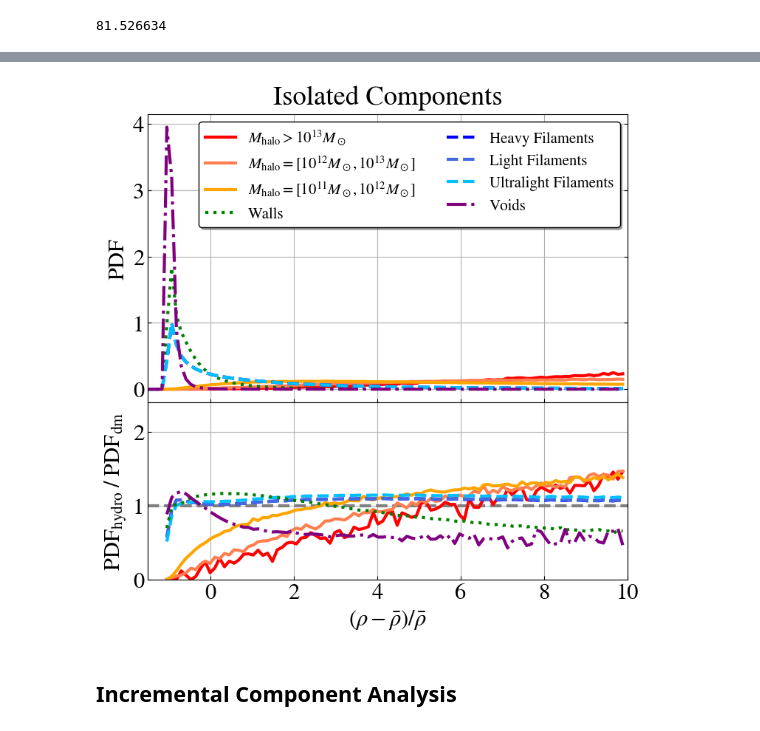
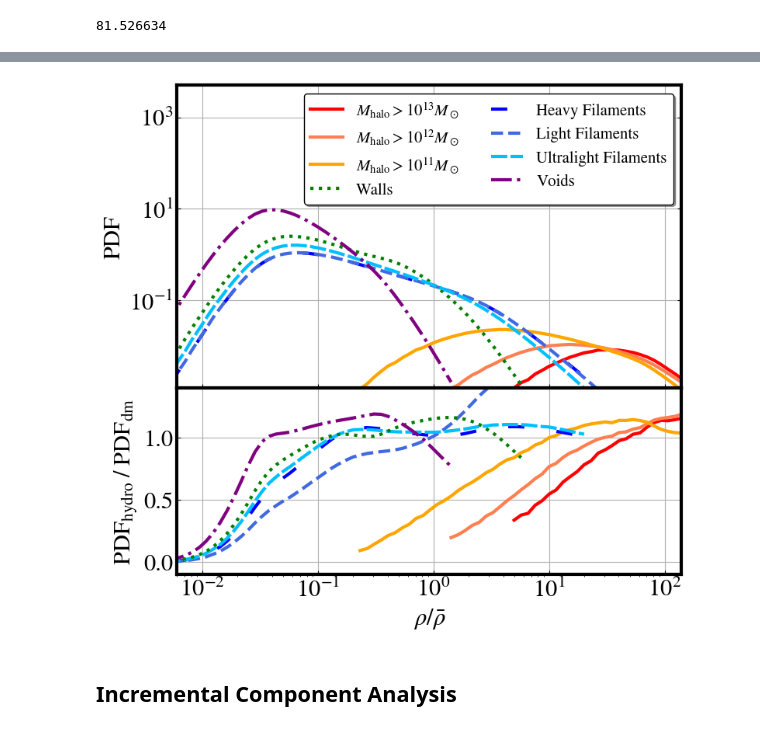
Before and after one commit to James11222/CosmoMMF, a Jupyter notebook: notebooks/PDF_Analysis.ipynb, the cells around one changed output, grey strips where cells are left out. Cells and saved outputs as stored; diff of their text form; code cells hidden in the pictures.

```diff
--- a/notebooks/PDF_Analysis.ipynb
+++ b/notebooks/PDF_Analysis.ipynb
@@ -156,0 +279,2 @@ hist_heavy_void_dm = np.histogram((heavy_den_dm_void.flatten()), bins = 100, den
+# %%
+bs = np.logspace(-3, 3, 100)
@@ -157,3 +347,20 @@ hist_heavy_void_dm = np.histogram((heavy_den_dm_void.flatten()), bins = 100, den
+# %%
+linestyles = {
+     'loosely dotted':        (0, (1, 10)),
+     'dotted':                (0, (1, 1)),
+     'densely dotted':        (0, (1, 1)),
+     'long dash with offset': (5, (10, 3)),
+     'loosely dashed':        (0, (5, 10)),
+     'dashed':                (0, (5, 5)),
+     'densely dashed':        (0, (5, 1)),
+
+     'loosely dashdotted':    (0, (3, 10, 1, 10)),
+     'dashdotted':            (0, (3, 5, 1, 5)),
+     'densely dashdotted':    (0, (3, 1, 1, 1)),
+
+     'dashdotdotted':         (0, (3, 5, 1, 5, 1, 5)),
+     'loosely dashdotdotted': (0, (3, 10, 1, 10, 1, 10)),
+     'densely dashdotdotted': (0, (3, 1, 1, 1, 1, 1))}
 # %%
 # definitions for the axes
 left, width = 0.1, 0.65
@@ -173,74 +380,81 @@ ax_bottomx.tick_params(direction='in')
 
 # the center plot:
 ax_center.set_xticklabels([])
-ax_center.set_title("Isolated Components", pad = 10)
+# ax_center.set_title("Isolated Components", pad = 10)
 ax_center.set_ylabel("PDF")
 ax_center.plot(hist_heavy_clus_TNG[1][:-1], hist_heavy_clus_TNG[0],
-               color="red", label="$M_{\\rm halo} > 10^{13} M_\odot$", linewidth=3)
-ax_center.plot(hist_light_clus_TNG[1][:-1], hist_light_clus_TNG[0],
-               color="coral", label='$M_{\\rm halo} = [10^{12} M_\odot, 10^{13} M_\odot]$', linewidth=3)
-ax_center.plot(hist_ultralight_clus_TNG[1][:-1], hist_ultralight_clus_TNG[0],
-               color="orange", label='$M_{\\rm halo} = [10^{11} M_\odot, 10^{12} M_\odot]$', linewidth=3)
+               color="red", linestyle="-", label="$M_{\\rm halo} > 10^{13} M_\odot$", linewidth=3)
+ax_center.plot(hist_both_clus_TNG[1][:-1], hist_both_clus_TNG[0],
+               color="coral", linestyle="-",label='$M_{\\rm halo} > 10^{12} M_\odot$', linewidth=3)
+ax_center.plot(hist_all_clus_TNG[1][:-1], hist_all_clus_TNG[0],
+               color="orange", linestyle="-",label='$M_{\\rm halo} > 10^{11} M_\odot$', linewidth=3)
 
 ax_center.plot(hist_heavy_wall_TNG[1][:-1], hist_heavy_wall_TNG[0],
                color="green", label='Walls', linewidth=3, linestyle=":")
 
 ax_center.plot(hist_heavy_fil_TNG[1][:-1], hist_heavy_fil_TNG[0],
-               color="blue", label='Heavy Filaments', linewidth=3, linestyle="--")
-ax_center.plot(hist_heavy_fil_TNG[1][:-1], hist_heavy_fil_TNG[0],
+               color="blue", label='Heavy Filaments', linewidth=3, linestyle=linestyles["loosely dashed"])
+ax_center.plot(hist_both_fil_TNG[1][:-1], hist_both_fil_TNG[0],
                color="royalblue", label='Light Filaments', linewidth=3, linestyle="--")
-ax_center.plot(hist_heavy_fil_TNG[1][:-1], hist_heavy_fil_TNG[0],
-               color="deepskyblue", label='Ultralight Filaments', linewidth=3, linestyle="--")
+ax_center.plot(hist_all_fil_TNG[1][:-1], hist_all_fil_TNG[0],
+               color="deepskyblue", label='Ultralight Filaments', linewidth=3, linestyle=linestyles["densely dashed"])
 
 
 
 ax_center.plot(hist_heavy_void_TNG[1][:-1], hist_heavy_void_TNG[0],
                color="purple", label='Voids', linewidth=3, linestyle="-.")
 
 
-ax_center.set_xlim(rng[0], rng[1])
+ax_center.set_ylim(1.2e-3, 5e3)
+ax_center.set_xlim(6e-3, 1.4e2)
 ax_center.grid()
 ax_center.legend(shadow=True, edgecolor="black", ncol = 2, fontsize=15)
-
+ax_center.semilogy()
+ax_center.semilogx()
 
 #redidual plot
 
 ax_bottomx.set_ylabel("$\mathrm{PDF}_{\mathrm{hydro}} \; / \; \mathrm{PDF}_{\mathrm{dm}} $")
-ax_bottomx.set_xlabel("$(\\rho - \\bar{\\rho}) / \\bar{\\rho}$")
+ax_bottomx.set_xlabel("$\\rho/ \\bar{\\rho}$")
 
 ax_bottomx.plot(hist_heavy_clus_dm[1][:-1], hist_heavy_clus_TNG[0] / hist_heavy_clus_dm[0],
-                color="red", linewidth=3)
-ax_bottomx.plot(hist_light_clus_dm[1][:-1], hist_light_clus_TNG[0] / hist_light_clus_dm[0],
-                color="coral", linewidth=3)
-ax_bottomx.plot(hist_ultralight_clus_dm[1][:-1],hist_ultralight_clus_TNG[0] / hist_ultralight_clus_dm[0],
-                color="orange", linewidth=3)
+                color="red", linestyle="-", linewidth=3)
+ax_bottomx.plot(hist_both_clus_dm[1][:-1], hist_both_clus_TNG[0] / hist_both_clus_dm[0],
+                color="coral",linestyle="-", linewidth=3)
+ax_bottomx.plot(hist_all_clus_dm[1][:-1],hist_all_clus_TNG[0] / hist_all_clus_dm[0],
+                color="orange",linestyle="-", linewidth=3)
 
 ax_bottomx.plot(hist_heavy_fil_dm[1][:-1], hist_heavy_fil_TNG[0] / hist_heavy_fil_dm[0], color="blue",
+                linestyle=linestyles["loosely dashed"], linewidth=3)
+ax_bottomx.plot(hist_both_fil_dm[1][:-1], hist_both_fil_TNG[0] / hist_both_fil_dm[0], color="royalblue",
                 linestyle="--", linewidth=3)
-ax_bottomx.plot(hist_light_fil_dm[1][:-1], hist_light_fil_TNG[0] / hist_light_fil_dm[0], color="royalblue",
-                linestyle="--", linewidth=3)
-ax_bottomx.plot(hist_ultralight_fil_dm[1][:-1], hist_ultralight_fil_TNG[0] / hist_ultralight_fil_dm[0], color="deepskyblue",
-                linestyle="--", linewidth=3)
+ax_bottomx.plot(hist_all_fil_dm[1][:-1], hist_all_fil_TNG[0] / hist_all_fil_dm[0], color="deepskyblue",
+                linestyle=linestyles["densely dashed"], linewidth=3)
 
 ax_bottomx.plot(hist_heavy_wall_dm[1][:-1], hist_heavy_wall_TNG[0] / hist_heavy_wall_dm[0], color="green",
                 linestyle=":", linewidth=3)
 ax_bottomx.plot(hist_heavy_void_dm[1][:-1], hist_heavy_void_TNG[0] / hist_heavy_void_dm[0], color="purple",
                 linestyle="-.", linewidth=3)
 
 
 
-ax_bottomx.hlines(y = 1, xmin = rng[0], xmax=rng[1], color="gray", linestyle="--", linewidth=3)
-ax_bottomx.set_xlim(rng[0], rng[1])
-ax_bottomx.set_ylim(0, 2.4)
+# ax_bottomx.hlines(y = 1, xmin = rng[0], xmax=rng[1], color="gray", linestyle="--", linewidth=3)
+# ax_bottomx.set_xlim(rng[0], rng[1])
+ax_bottomx.set_xlim(6e-3, 1.4e2)
+ax_bottomx.set_ylim(-0.1, 1.4)
+# ax_bottomx.semilogy()
+# ax_center.set_xticklabels(labelspad=10)
+ax_bottomx.semilogx()
 ax_bottomx.grid()
+
 
 # fig.subplots_adjust(bottom=-10) # or whatever
 fig.subplots_adjust(bottom=-100)
 
-# fig.savefig("Figures/PDF_isolated.png",bbox_inches="tight", dpi=300)
-# plt.constrain_layout()
+# fig.savefig("Figures/Final_PDF.pdf",bbox_inches="tight", dpi=300)
+# plt.tight_layout()
 # %% [output]
-[figure, old version]
+[figure, new version]
 # %% [markdown]
 ## Incremental Component Analysis
 # %%
```
Also changed, not shown: parts of 37 cells of this notebook, 59 other files.
